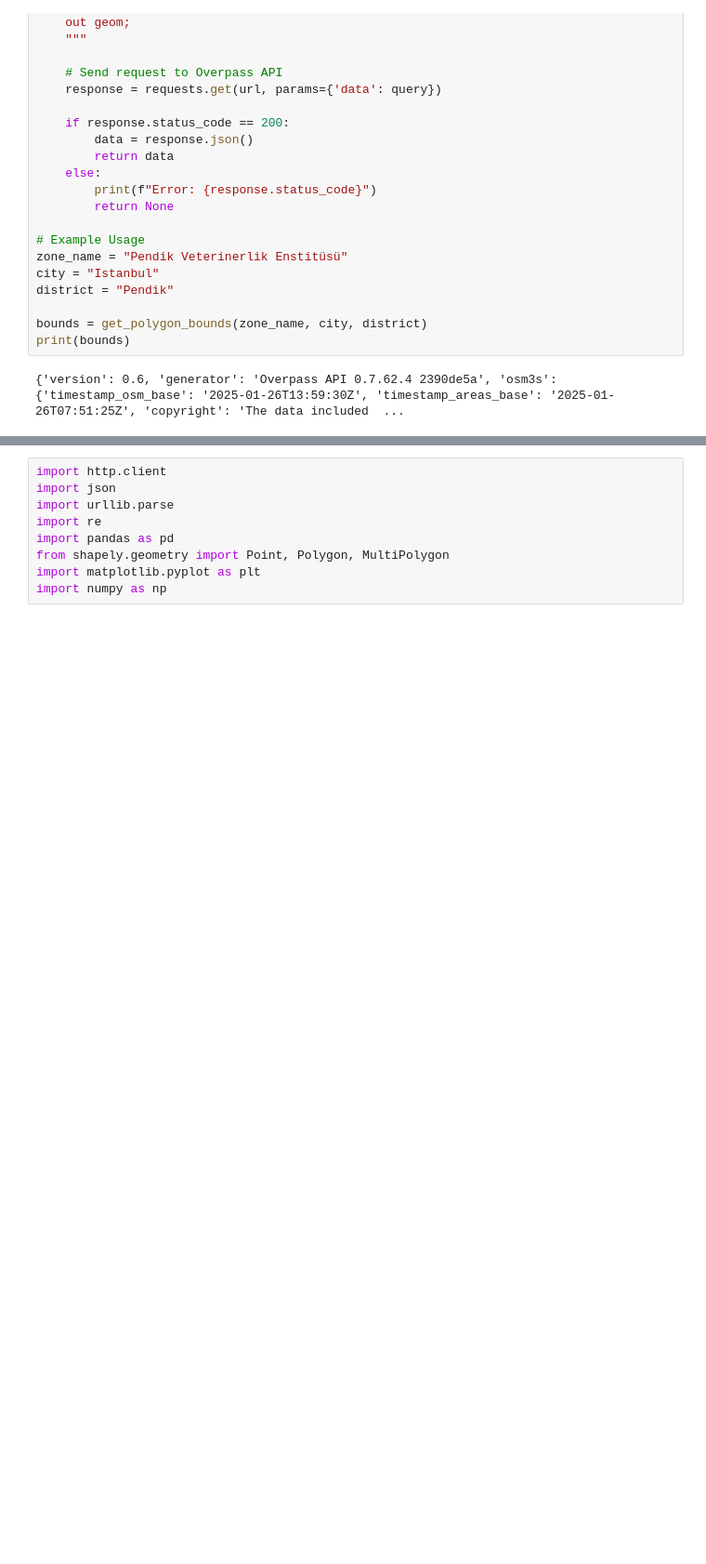
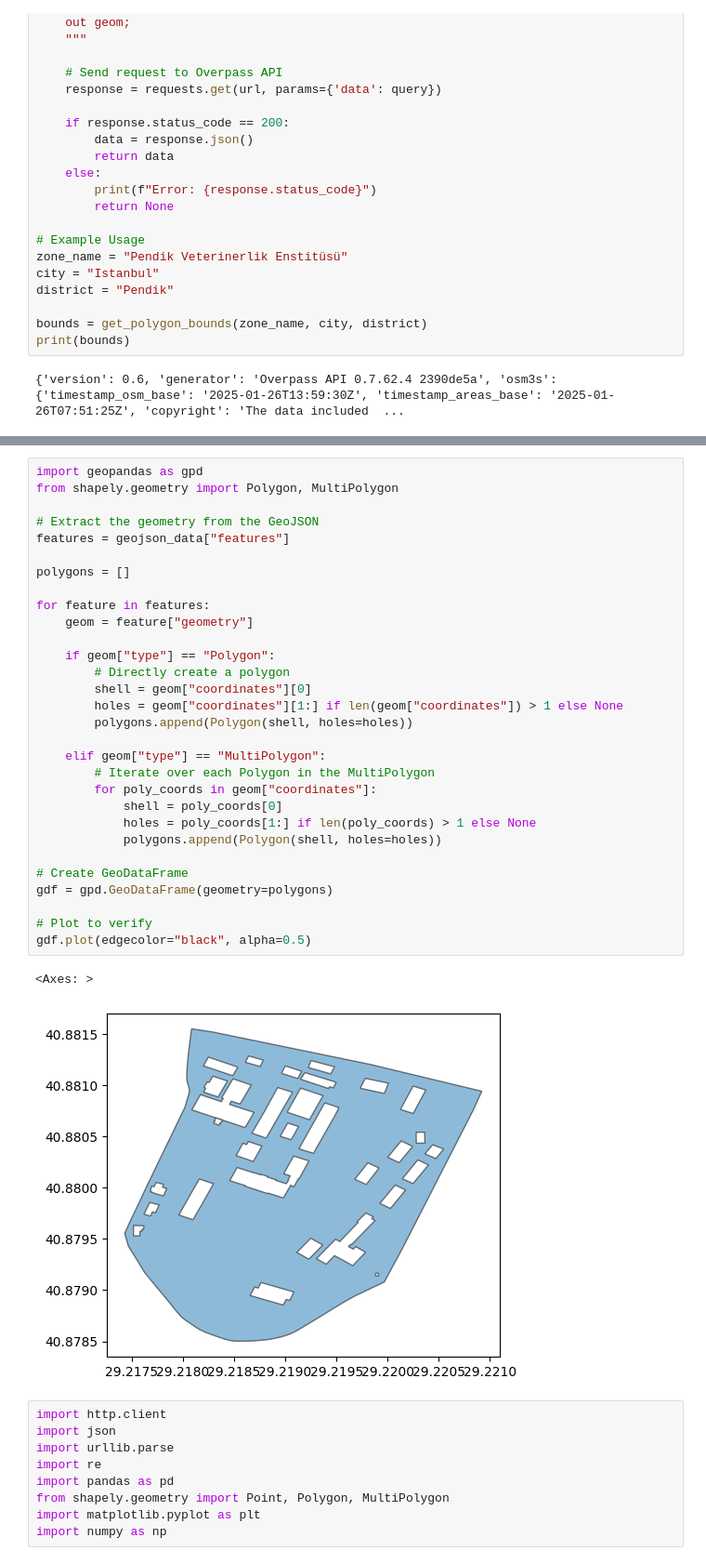
Before and after one commit to devoidoflight/assembly-zone-scraping, a Jupyter notebook: error_tests.ipynb, the cells around one changed output, grey strips where cells are left out. Shown at 93% size. Drawn from its saved outputs; the diff is of its cells as text; blank space fills up the shorter version.

```diff
--- a/error_tests.ipynb
+++ b/error_tests.ipynb
@@ -1708,3 +1601,36 @@ plt.show()
+# %%
+import geopandas as gpd
+from shapely.geometry import Polygon, MultiPolygon
+
+# Extract the geometry from the GeoJSON
+features = geojson_data["features"]
+
+polygons = []
+
+for feature in features:
+    geom = feature["geometry"]
+
+    if geom["type"] == "Polygon":
+        # Directly create a polygon
+        shell = geom["coordinates"][0]
+        holes = geom["coordinates"][1:] if len(geom["coordinates"]) > 1 else None
+        polygons.append(Polygon(shell, holes=holes))
+
+    elif geom["type"] == "MultiPolygon":
+        # Iterate over each Polygon in the MultiPolygon
+        for poly_coords in geom["coordinates"]:
+            shell = poly_coords[0]
+            holes = poly_coords[1:] if len(poly_coords) > 1 else None
+            polygons.append(Polygon(shell, holes=holes))
+
+# Create GeoDataFrame
+gdf = gpd.GeoDataFrame(geometry=polygons)
+
+# Plot to verify
+gdf.plot(edgecolor="black", alpha=0.5)
+# %% [output]
+<Axes: >
+[figure, added]
 # %%
 import http.client
 import json
```
Also changed, not shown: parts of 4 cells of this notebook.
